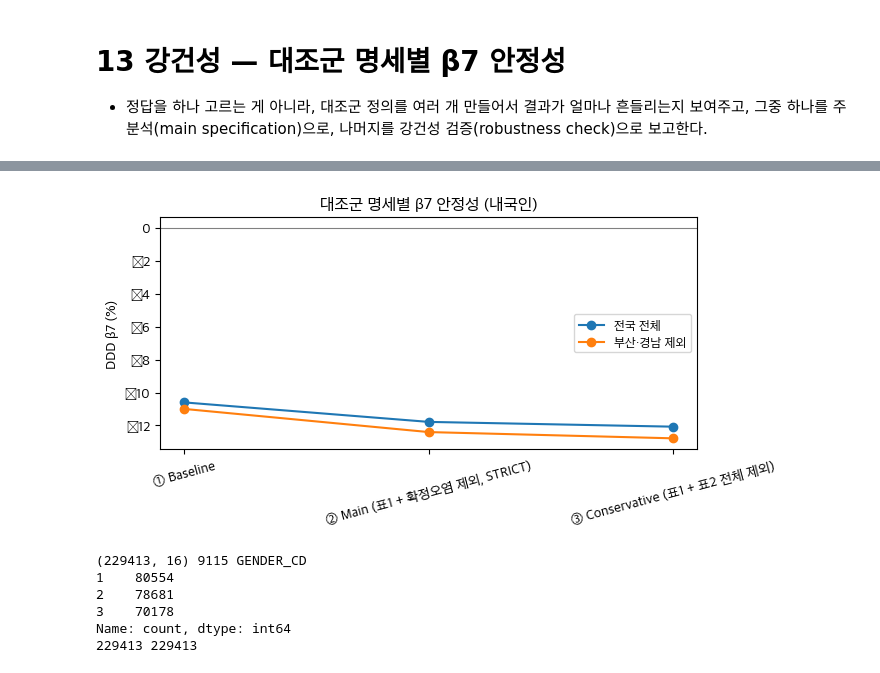
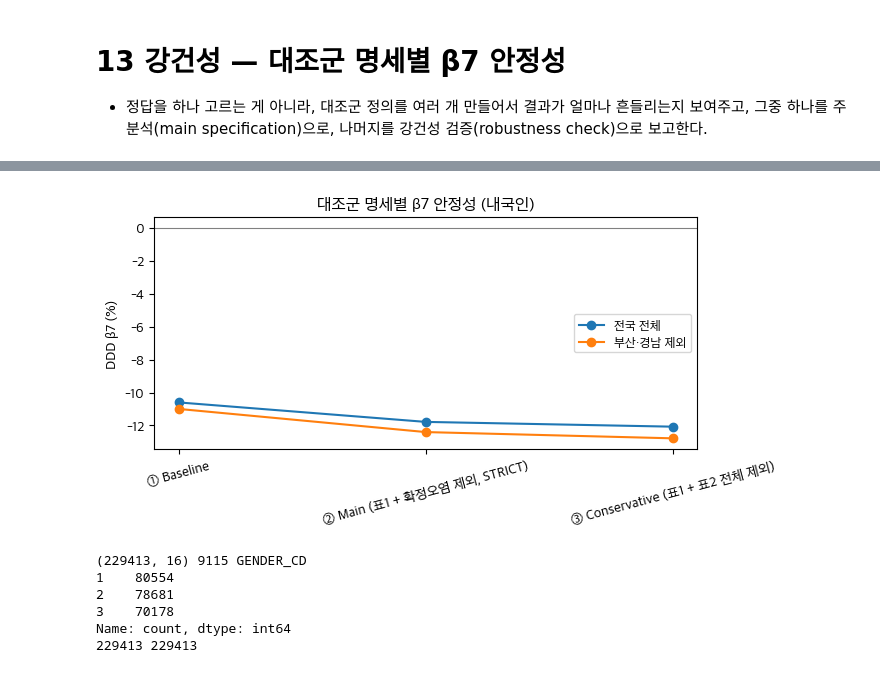
Before and after one commit to Auto-hyun/bccard-contest-2026, a Jupyter notebook: src/13_robust_spec.ipynb, the cells around one changed output, grey strips where cells are left out. Saved outputs shown, nothing was run; the diff lists cells and outputs as text; code cells hidden in the pictures.

Commit message:
fix: 차트 표시 오류 수정 — 원그래프 라벨 겹침, 13_robust_spec 마이너스 기호 깨짐
- 01_EDA A1: 퍼센트를 조각 밖 라벨로 합쳐 작은 조각 글자 겹침 해소
- 13_robust_spec: 주석 안에 묻혀 실행되지 않던 axes.unicode_minus 설정을 별도 줄로 분리

```diff
--- a/src/13_robust_spec.ipynb
+++ b/src/13_robust_spec.ipynb
@@ -128,21 +128,22 @@ result
 # %%
 ## 3. 명세 간 안정성 시각화 (내국인 기준)
 import matplotlib.pyplot as plt, matplotlib as mpl
 from pathlib import Path
 OUT = Path('../outputs/13_robust_spec'); OUT.mkdir(parents=True, exist_ok=True)   # 그림 저장 폴더
-mpl.rcParams['font.family'] = [f for f in ['Apple SD Gothic Neo', 'Malgun Gothic'] if f in {x.name for x in mpl.font_manager.fontManager.ttflist}]   # macOS / Windows 중 설치된 것; mpl.rcParams['axes.unicode_minus'] = False
+mpl.rcParams['font.family'] = [f for f in ['Apple SD Gothic Neo', 'Malgun Gothic'] if f in {x.name for x in mpl.font_manager.fontManager.ttflist}]   # macOS / Windows 중 설치된 것
+mpl.rcParams['axes.unicode_minus'] = False
 
 sub = result.loc['내국인만'].dropna(subset=['β7(%)']).reset_index()
 fig, ax = plt.subplots(figsize=(7, 3.6))
 for i, geo in enumerate(sub['대조군범위'].unique()):
     s = sub[sub['대조군범위'] == geo]
     ax.plot(s['명세'], s['β7(%)'], marker='o', label=geo)
 ax.axhline(0, color='grey', lw=0.8)
 ax.set_ylabel('DDD β7 (%)'); ax.set_title('대조군 명세별 β7 안정성 (내국인)')
 ax.tick_params(axis='x', rotation=15); ax.legend(fontsize=9)
 plt.tight_layout(); plt.savefig(OUT / '03_beta7_by_spec.png', dpi=200, bbox_inches='tight'); plt.show()
 # %% [output]
-[figure, old version]
+[figure, new version]
 # %%
 # 재현성 체크
 print(main.shape, main.incheon.sum(), main.GENDER_CD.value_counts())
```
Also changed, not shown: parts of 1 cell of this notebook, 4 other files.
